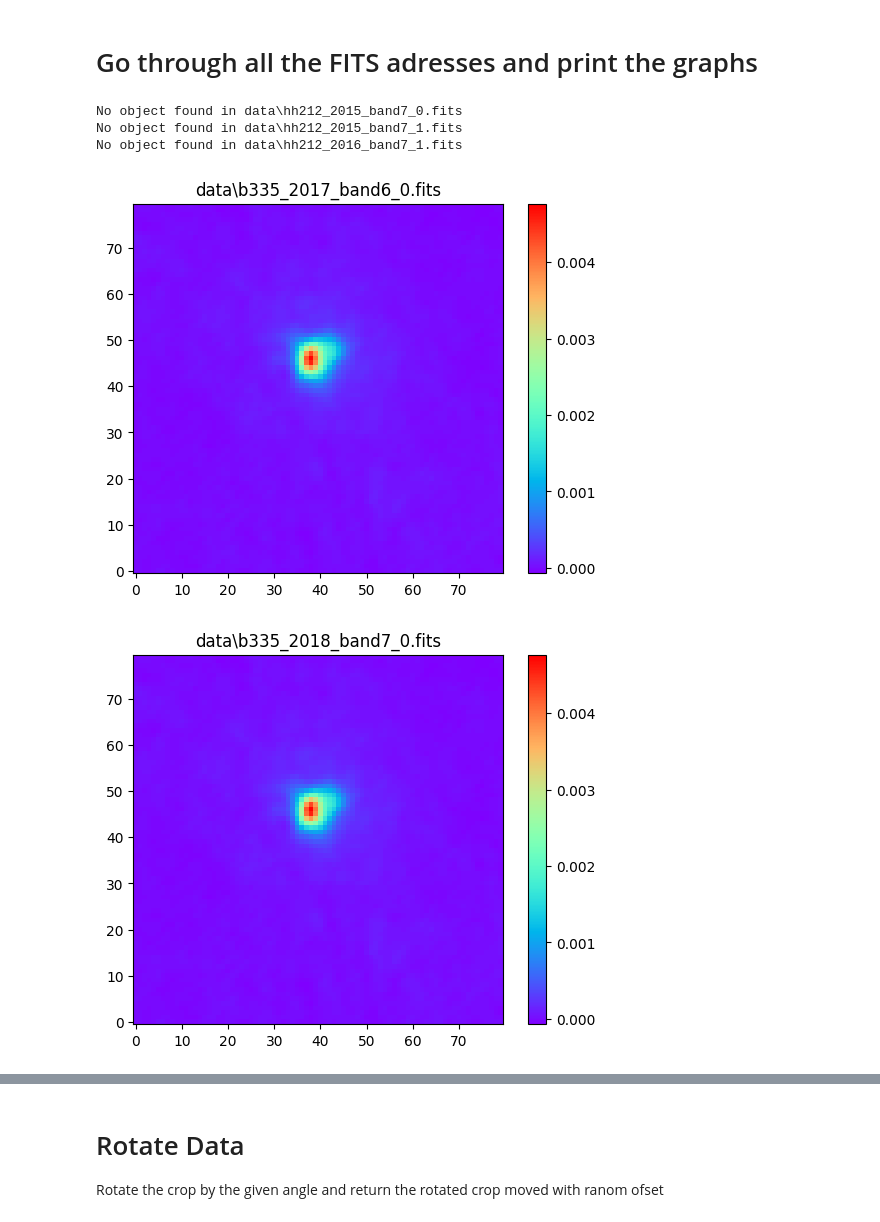
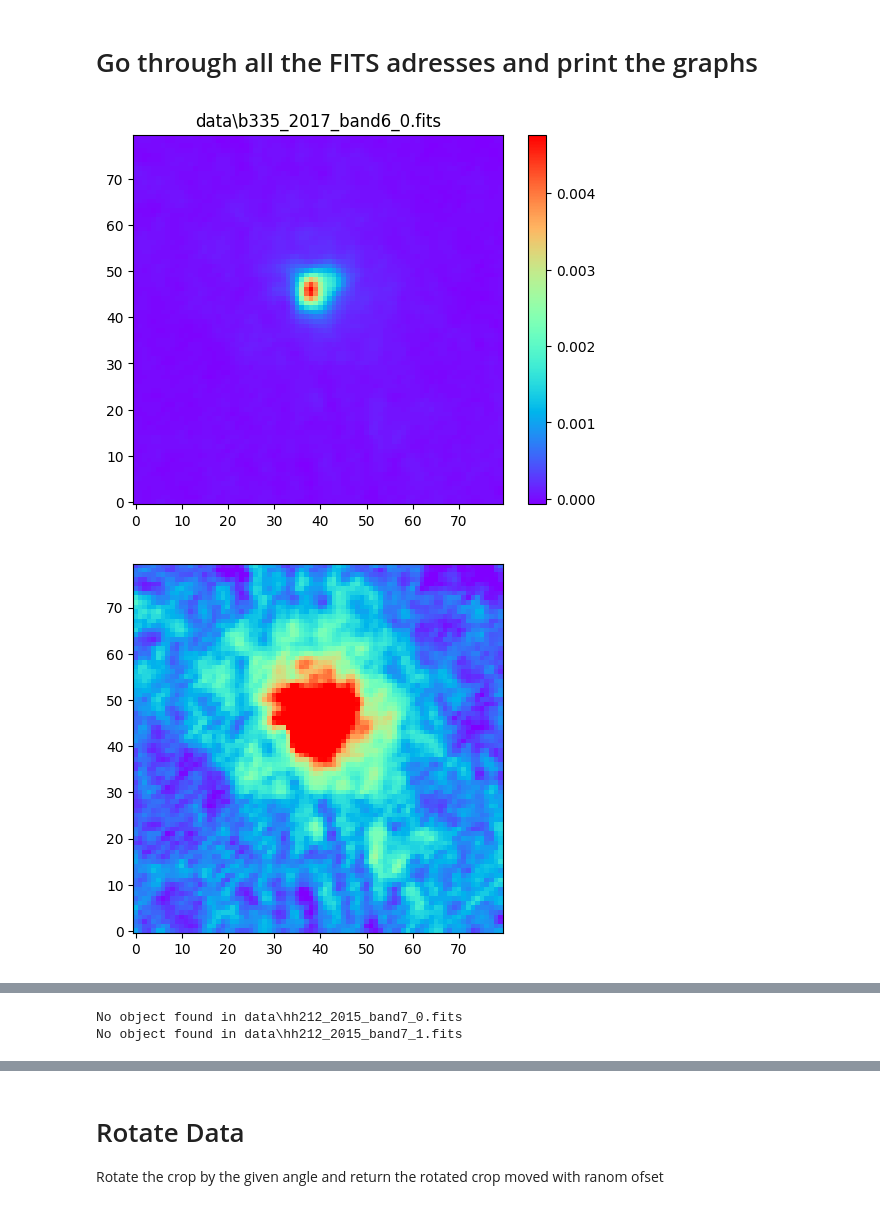
Before and after one commit to SvenneMcBoosted/ALMA, a Jupyter notebook: Code/Peter/fitsJ.ipynb, the cells around one changed output, grey strips where cells are left out. Drawn from its saved outputs; the diff is of its cells as text; code cells hidden in the pictures.

```diff
--- a/Code/Peter/fitsJ.ipynb
+++ b/Code/Peter/fitsJ.ipynb
@@ -15,3 +19,8 @@ from clustar.core import ClustarData
+# %%
+im_size = 100
+shift_interval = 1
+
+gaussians = []
 # %% [markdown]
 Define Size of image in pixels and object in image
 The object is a standard object from astropy, the idea is to use one of our own gaussian.
@@ -35,10 +29,22 @@ plt.show()
 # %% [markdown]
 Lets say we want to crop the image to a standard size
 # %%
+y, x = np.mgrid[0:500, 0:500]
+data1 = Gaussian2D(1, 250, 250, 20, 10, theta=2)(x, y)
+# plt.imshow(data1, origin='lower', cmap='rainbow')
+# plt.colorbar()
+# plt.show()
+
 crop_center = (230, 250)
 crop_size = units.Quantity((100, 100), units.pixel)
-crop = Cutout2D(data, crop_center, crop_size)
+crop = Cutout2D(data1, crop_center, crop_size)
 
 plt.imshow(crop.data, origin='lower', cmap='rainbow')
+plt.colorbar()
 plt.show()
+
+zscale = ZScaleInterval(contrast=0.2, nsamples=1)
+plt.imshow(zscale(crop.data),
+           origin='lower', cmap='rainbow')
+plt.show()
 # %% [output]
@@ -54,7 +70,7 @@ data_set = {}
 # %%
 def find_object_pos(file):
 
-    cd = ClustarData(path=file, group_factor=.4)
+    cd = ClustarData(path=file, group_factor=0)
     if len(cd.groups) > 0:
         disk = cd.groups[0]
         bounds = disk.image.bounds
@@ -67,32 +83,33 @@ def find_object_pos(file):
 # %% [markdown]
 # Go through all the FITS adresses and print the graphs
 # %%
-gaussians = []
 for file in filenames:
     img_header = fits.open(file)
     img_data = fits.getdata(file)
     object_pos = find_object_pos(file)
 
     if object_pos != None:
 
         #Data shape is (1, 1, x, y) we want it to be (x, y)
         img_data.shape = (img_data.shape[2], img_data.shape[3])
 
         # Set the size of the crop in pixels
-        im_size = 80
         crop_size = units.Quantity((im_size, im_size), units.pixel)
 
         img_crop = Cutout2D(img_data, object_pos, crop_size)
 
         gaussians.append(img_crop)
 
         plt.figure()
         plt.imshow(img_crop.data, origin='lower', cmap='rainbow')
         plt.colorbar()
         plt.title(file)
+        plt.show()
+
+        zscale = ZScaleInterval()
+        plt.imshow(zscale(img_crop.data).squeeze(),
+                   origin='lower', cmap='rainbow')
+        plt.show()
 # %% [output]
-No object found in data\hh212_2015_band7_0.fits
-No object found in data\hh212_2015_band7_1.fits
-No object found in data\hh212_2016_band7_1.fits
 [figure]
-[figure, old version]
+[figure, new version]
@@ -100,0 +118,2 @@ No object found in data\hh212_2016_band7_1.fits
+No object found in data\hh212_2015_band7_0.fits
+No object found in data\hh212_2015_band7_1.fits
```
Also changed, not shown: parts of 14 cells of this notebook, 2 other files.
